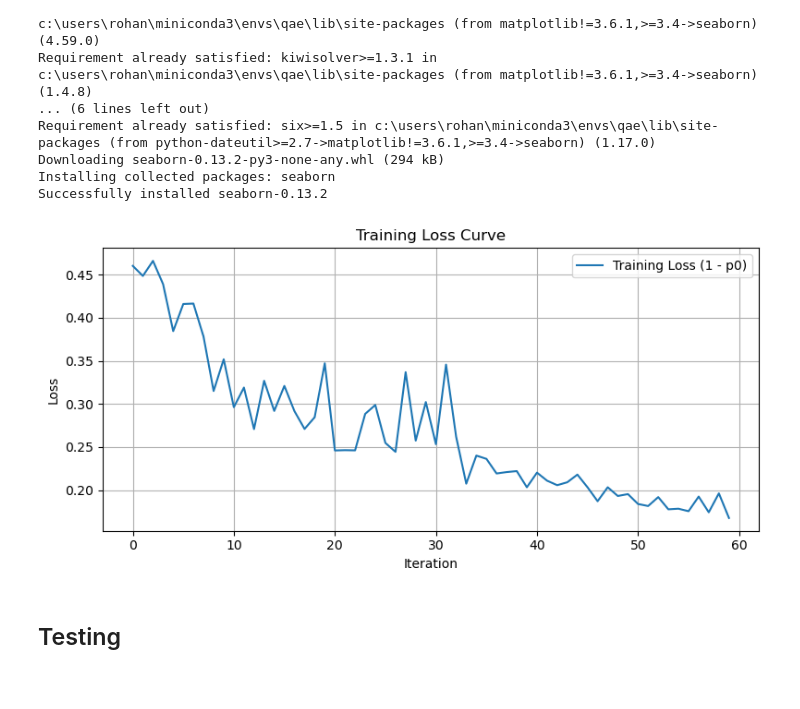
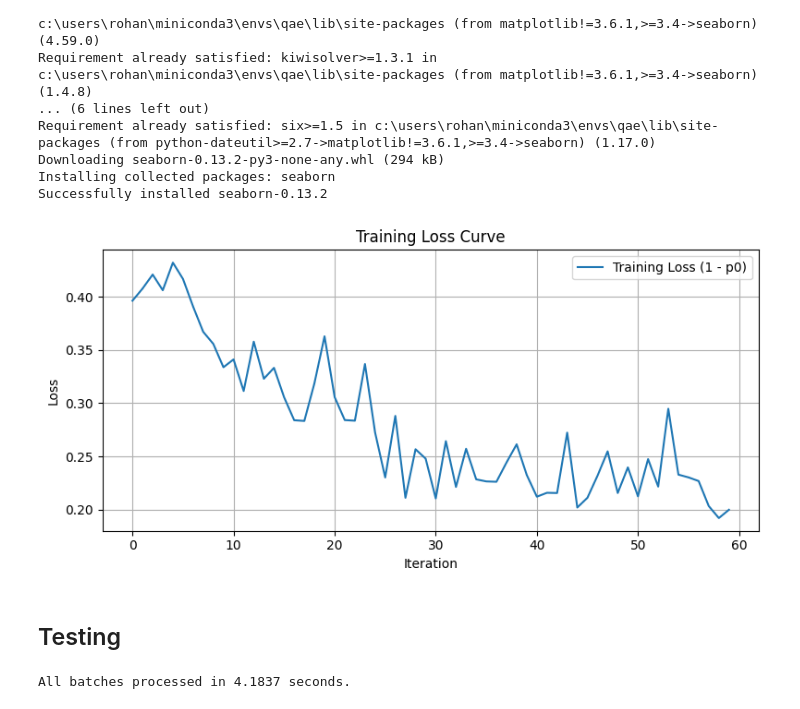
Before and after one commit to RohanSenthil/QAE_BETH_Anomaly, a Jupyter notebook: qae.ipynb, the cells around one changed output. Cells and saved outputs as stored; diff of their text form; code cells hidden in the pictures.

```diff
--- a/qae.ipynb
+++ b/qae.ipynb
@@ -480,24 +480,24 @@ def cost_function(params, data_subset, qnn, encoding_fn):
     return avg_cost
 # %%
 # Use small subset for training speed
-subset_size = 10000
+subset_size = 1000
 # subset_indices = np.random.choice(len(scaled_normal_training_data), size=subset_size, replace=False)
 # training_subset = scaled_normal_training_data[subset_indices]
 training_subset = scaled_normal_training_data[:subset_size]
 
 # # Initialize params for AE circuit
 num_params = len(auto_encoder_circuit(num_latent, num_trash).parameters)
 initial_params = np.random.rand(num_params)
 
 # Optimize
 optimizer = COBYLA(maxiter=60)
 result = optimizer.minimize(
     fun=lambda p: cost_function(p, training_subset, qnn, dense_angle_encoding),
     x0=initial_params
 )
 trained_params = result.x
 # %% [output]
-[figure, old version]
+[figure, new version]
 # %%
 from qiskit.qpy import dump
 import os
@@ -655,6 +655,8 @@ train_scores, train_time = compute_anomaly_scores(
 )
 
 threshold = 0.5 * (np.min(train_scores) + np.max(train_scores))
+# %% [output]
+All batches processed in 4.1837 seconds.
 # %%
 y_pred = (train_scores < threshold).astype(int)
 
```
Also changed, not shown: parts of 4 cells of this notebook, 18 other files.
